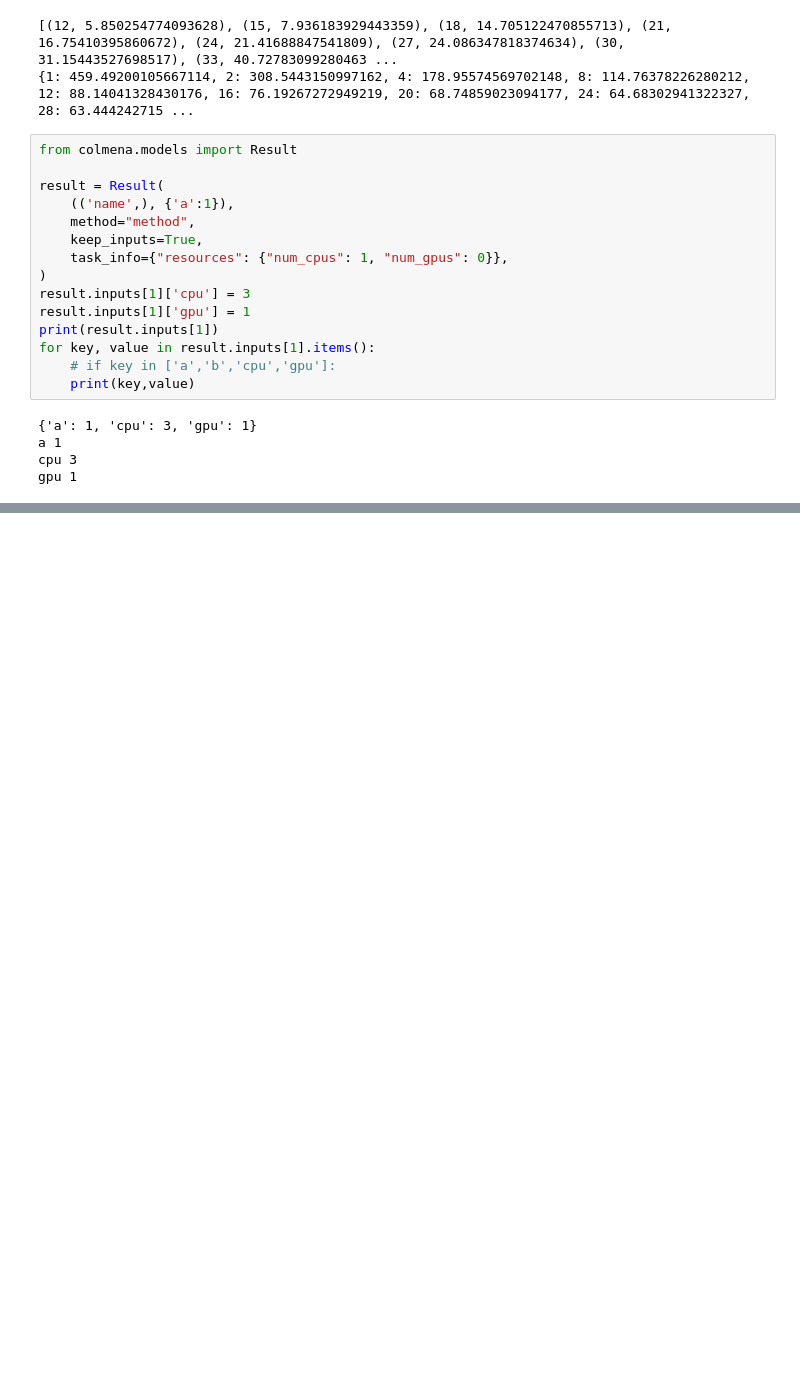
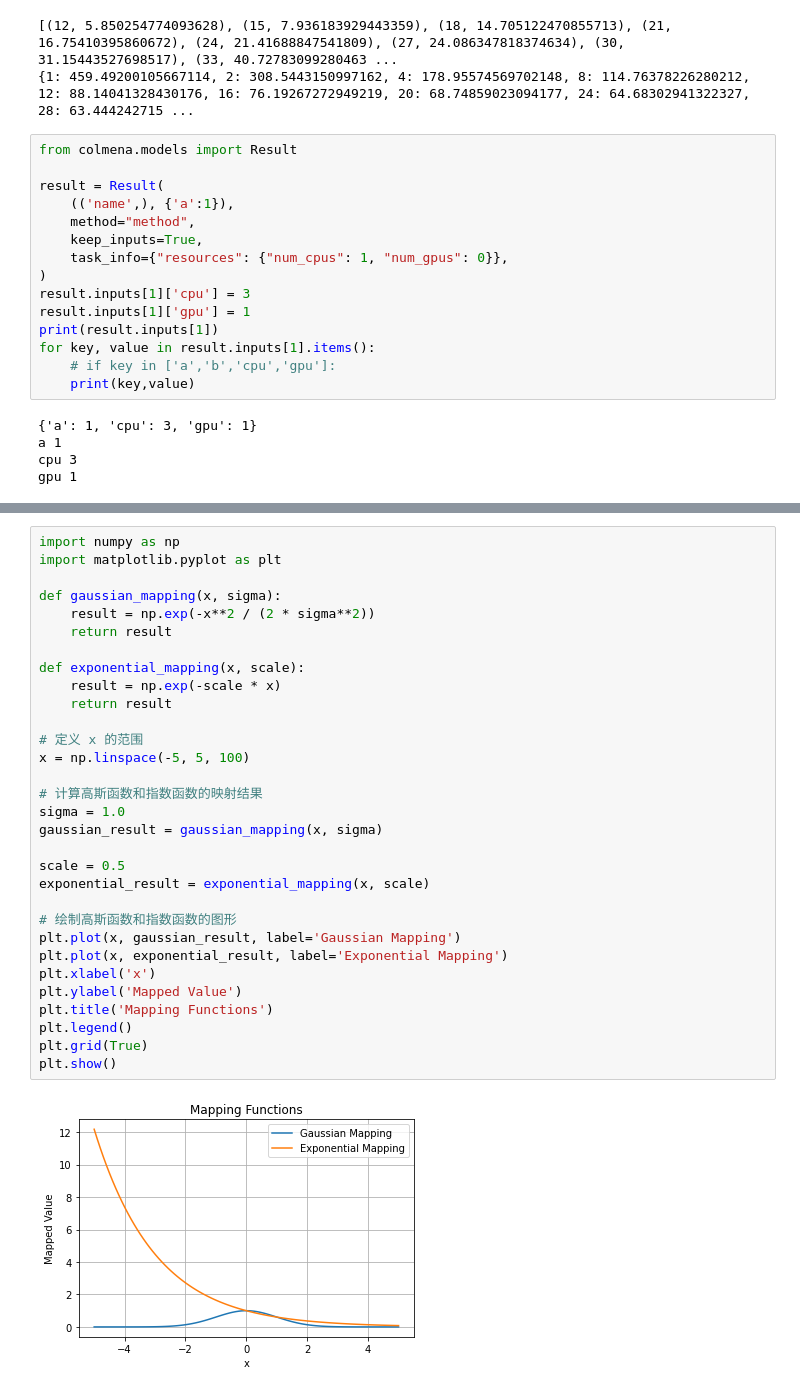
Before and after one commit to helix-xx/multisite_, a Jupyter notebook: my_test/test.ipynb, the cells around one changed output, grey strips where cells are left out. Drawn from its saved outputs; the diff is of its cells as text; blank space fills up the shorter version.

```diff
--- a/my_test/test.ipynb
+++ b/my_test/test.ipynb
@@ -360,0 +834,33 @@ if a is not None:
+# %%
+import numpy as np
+import matplotlib.pyplot as plt
+
+def gaussian_mapping(x, sigma):
+    result = np.exp(-x**2 / (2 * sigma**2))
+    return result
+
+def exponential_mapping(x, scale):
+    result = np.exp(-scale * x)
+    return result
+
+# 定义 x 的范围
+x = np.linspace(-5, 5, 100)
+
+# 计算高斯函数和指数函数的映射结果
+sigma = 1.0
+gaussian_result = gaussian_mapping(x, sigma)
+
+scale = 0.5
+exponential_result = exponential_mapping(x, scale)
+
+# 绘制高斯函数和指数函数的图形
+plt.plot(x, gaussian_result, label='Gaussian Mapping')
+plt.plot(x, exponential_result, label='Exponential Mapping')
+plt.xlabel('x')
+plt.ylabel('Mapped Value')
+plt.title('Mapping Functions')
+plt.legend()
+plt.grid(True)
+plt.show()
+# %% [output]
+[figure, added]
```
Also changed, not shown: parts of 9 cells of this notebook, 1 other file.
